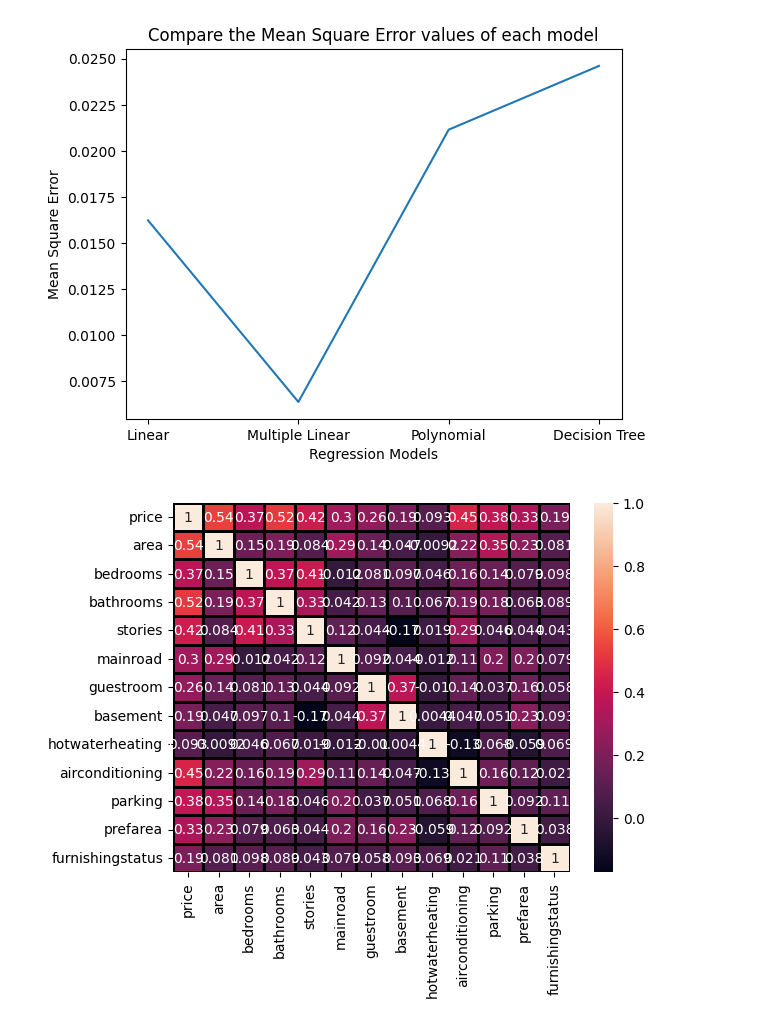
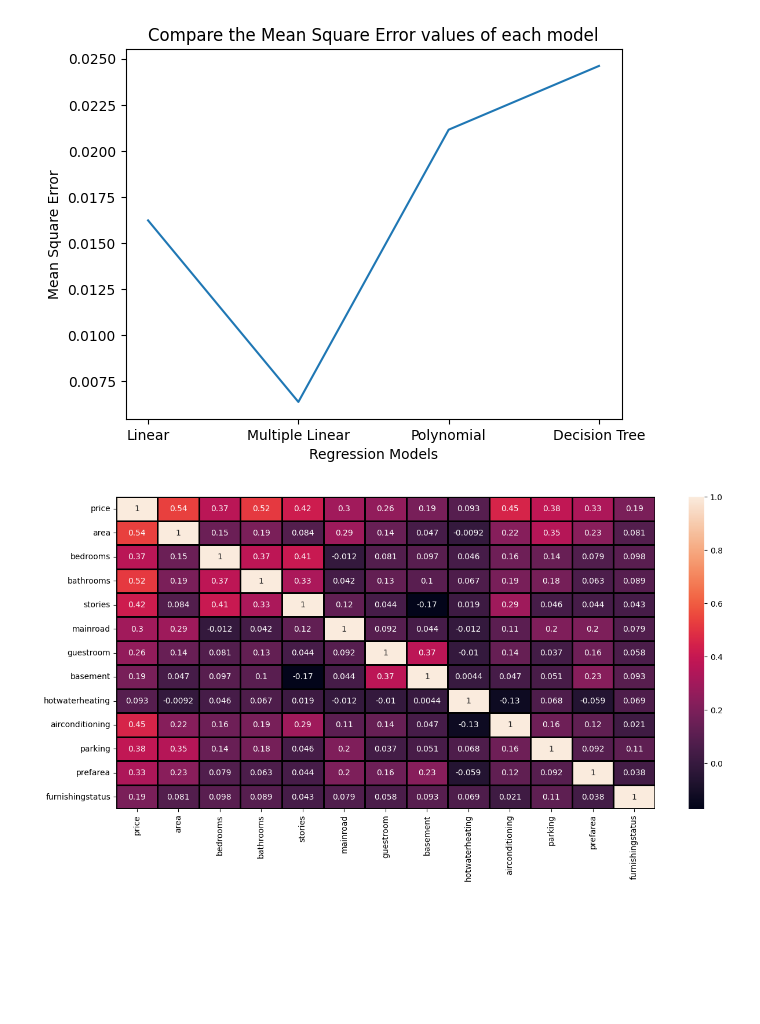
Before and after one commit to atirut-w/cs-ai-group-project, a Jupyter notebook: main.ipynb, the cells around one changed output. Drawn from its saved outputs; the diff is of its cells as text; code cells hidden in the pictures; blank space fills up the shorter version.

```diff
--- a/main.ipynb
+++ b/main.ipynb
@@ -570,10 +570,12 @@ Mean Squared Error = 0.02461257783145317
 # %%
 # อ่านข้อมูลใน dataset
 data: DataFrame = read_csv(Helper.get_data_path())
 
+# กำหนดขนาดของกราฟ
+plt.figure(figsize=(15, 7))
 # สร้างกราฟความสัมพันธ์ของแต่ละคอลัมน์ใน dataset
 heatmap(data.corr(), annot=True, linecolor=crayons["Black"], linewidths=2, cbar=True)
 # แสดงกราฟ
 plt.show()
 # %% [output]
-[figure, old version]
+[figure, new version]
```
Also changed, not shown: parts of 3 cells of this notebook, 1 other file.
